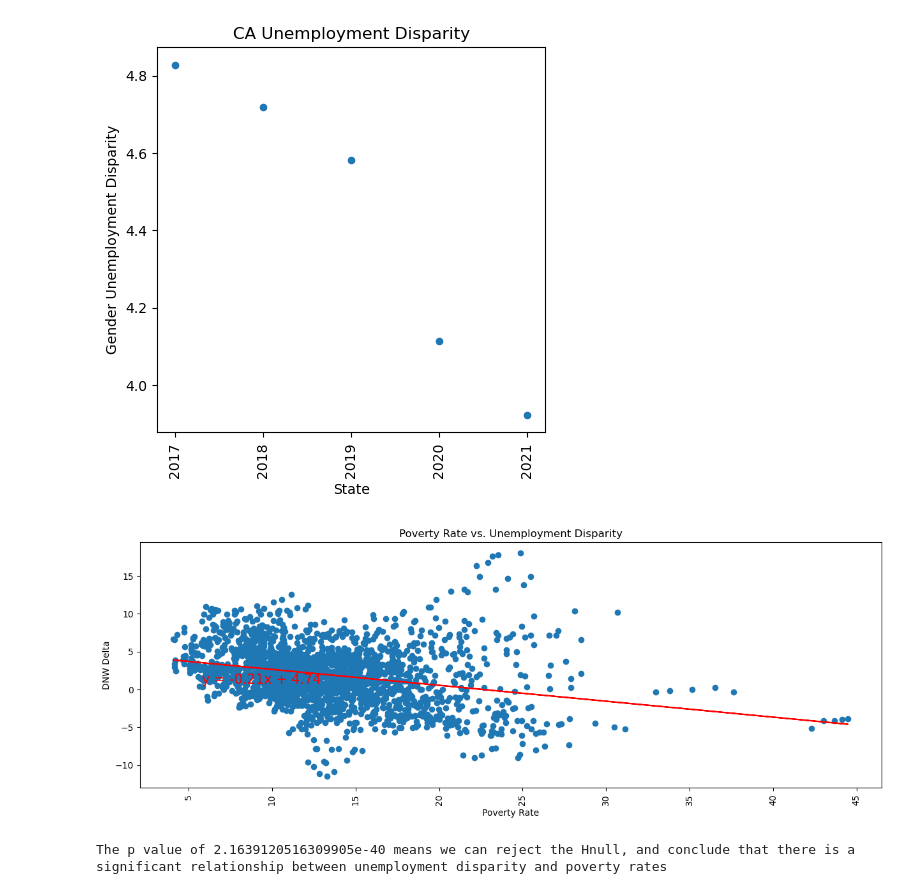
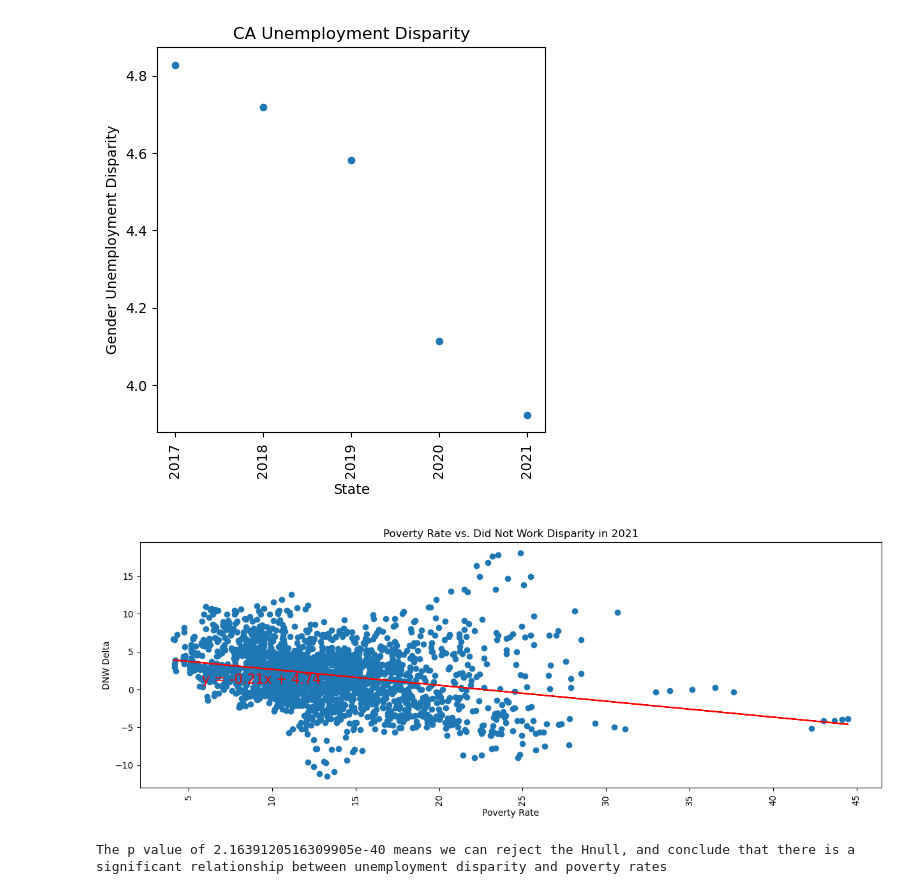
Before and after one commit to Nathanhans/Project_1, a Jupyter notebook: Nathan_Analysis/Data/census_dataframe.ipynb, the cells around one changed output. Saved outputs shown, nothing was run; the diff lists cells and outputs as text; code cells hidden in the pictures.

```diff
--- a/Nathan_Analysis/Data/census_dataframe.ipynb
+++ b/Nathan_Analysis/Data/census_dataframe.ipynb
@@ -132,4 +131,6 @@ Number of rows in the DataFrame: 2197
 
 #census_pd_combined.to_csv("census_data.csv", encoding="utf-8", index=False)
 
-census_pd_combined = pd.read_csv("../Data/census_data.csv")
+#census_pd_combined = pd.read_csv("../Data/census_data.csv")
+
+census_pd_combined
@@ -260,28 +340,28 @@ census_pd_combined_mean_df.plot.scatter(x = 'Year', y = 'DNW Delta', title = tit
 # %%
 # Build the scatter plots disparity vs poverty
 
 census_pd_combined_nonull = census_pd_combined.dropna()
 
-title = 'Poverty Rate vs. Unemployment Disparity'
+title = 'Poverty Rate vs. Did Not Work Disparity in 2021'
 xlabel = 'Disparity'
 ylabel = 'Poverty Rate'
 census_pd_combined_nonull.plot.scatter(x = 'Poverty Rate', y = 'DNW Delta', title = title, xlabel = xlabel, ylabel = ylabel,figsize=(15,5),rot = 90)
 
 
 
 x_values = census_pd_combined_nonull['Poverty Rate']
 y_values = census_pd_combined_nonull['DNW Delta']
 (slope, intercept, rvalue, pvalue, stderr) = linregress(x_values, y_values)
 regress_values = x_values * slope + intercept
 line_eq = "y = " + str(round(slope,2)) + "x + " + str(round(intercept,2))
 plt.scatter(x_values,y_values)
 plt.plot(x_values,regress_values,"r-")
 plt.annotate(line_eq,(5.8,0.8),fontsize=15,color="red")
 plt.xlabel('Poverty Rate')
 plt.ylabel('DNW Delta')
 plt.show()
 
 print(f'The p value of {pvalue} means we can reject the Hnull, and conclude that there is a significant relationship between unemployment disparity and poverty rates')
 # %% [output]
-[figure, old version]
+[figure, new version]
 The p value of 2.1639120516309905e-40 means we can reject the Hnull, and conclude that there is a significant relationship between unemployment disparity and poverty rates
```
Also changed, not shown: parts of 9 cells of this notebook, 2 other files.
